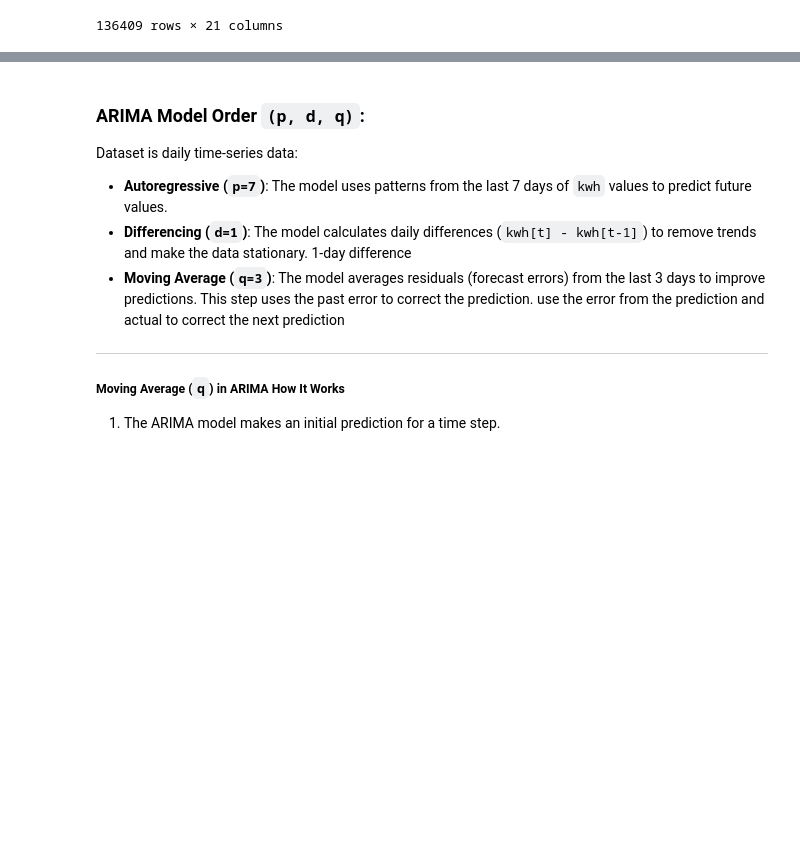
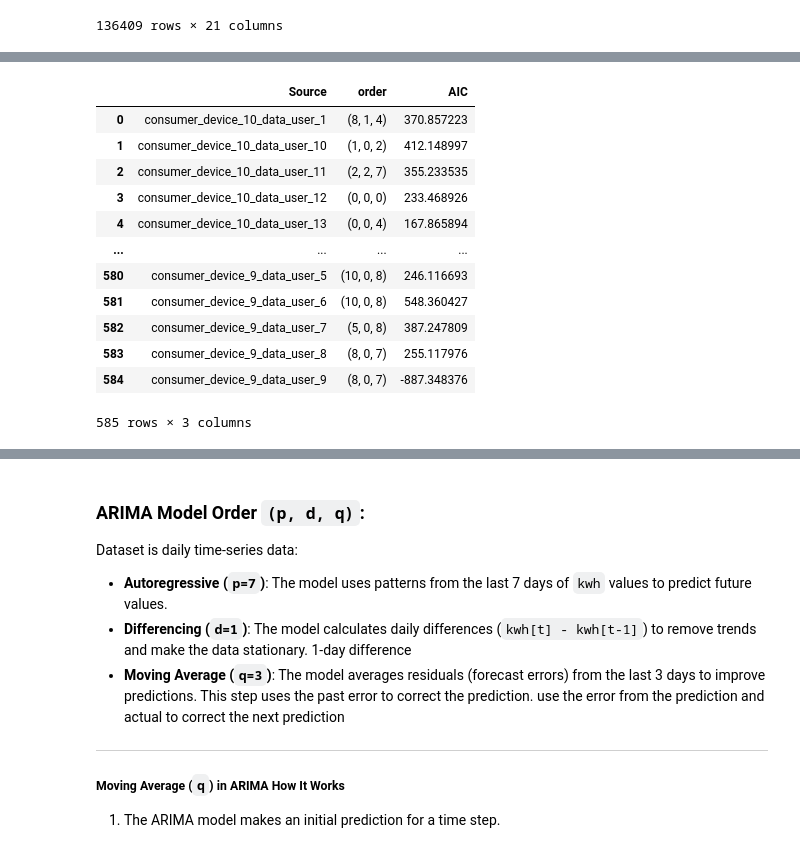
Before and after one commit to JLmowat/CS6140-Final-Project, a Jupyter notebook: ARIMA.ipynb, the cells around one changed output, grey strips where cells are left out. Saved outputs shown, nothing was run; the diff lists cells and outputs as text; code cells hidden in the pictures; blank space fills up the shorter version.

```diff
--- a/ARIMA.ipynb
+++ b/ARIMA.ipynb
@@ -79,0 +186,24 @@ plt.show()
+# %%
+import ast
+order_df = pd.read_csv("ARIMA_order_per_source.csv")
+
+# Convert entire 'order' column using ast.literal_eval
+order_df['order'] = order_df['order'].apply(
+    lambda x: ast.literal_eval(x) if pd.notnull(x) else None
+)
+
+order_df
+# %% [output]
+|  | Source | order | AIC |
+| 0 | consumer_device_10_data_user_1 | (8, 1, 4) | 370.857223 |
+| 1 | consumer_device_10_data_user_10 | (1, 0, 2) | 412.148997 |
+| 2 | consumer_device_10_data_user_11 | (2, 2, 7) | 355.233535 |
+| 3 | consumer_device_10_data_user_12 | (0, 0, 0) | 233.468926 |
+| 4 | consumer_device_10_data_user_13 | (0, 0, 4) | 167.865894 |
+| ... | ... | ... | ... |
+| 580 | consumer_device_9_data_user_5 | (10, 0, 8) | 246.116693 |
+| 581 | consumer_device_9_data_user_6 | (10, 0, 8) | 548.360427 |
+| 582 | consumer_device_9_data_user_7 | (5, 0, 8) | 387.247809 |
+| 583 | consumer_device_9_data_user_8 | (8, 0, 7) | 255.117976 |
+| 584 | consumer_device_9_data_user_9 | (8, 0, 7) | -887.348376 |
+585 rows × 3 columns
```
Also changed, not shown: parts of 36 cells of this notebook.
